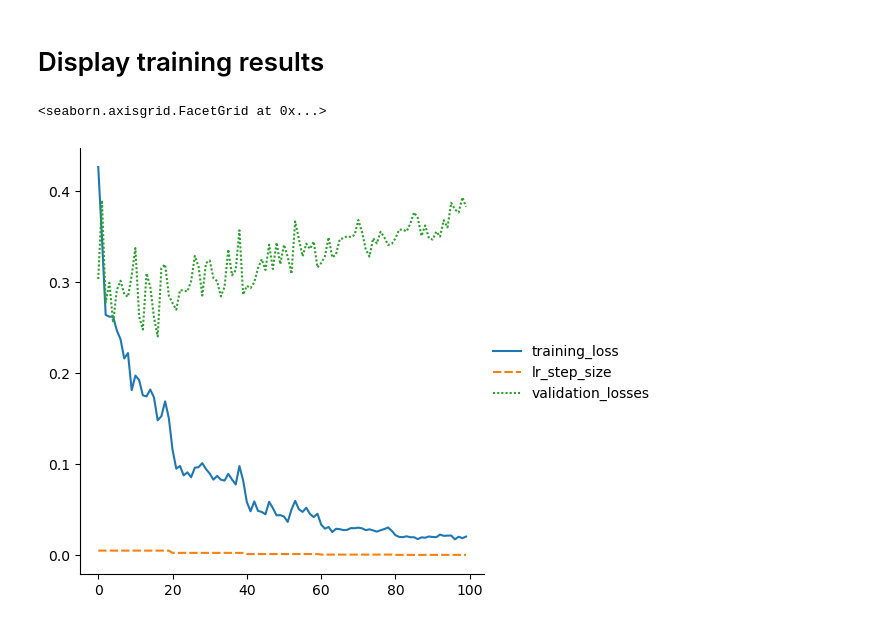
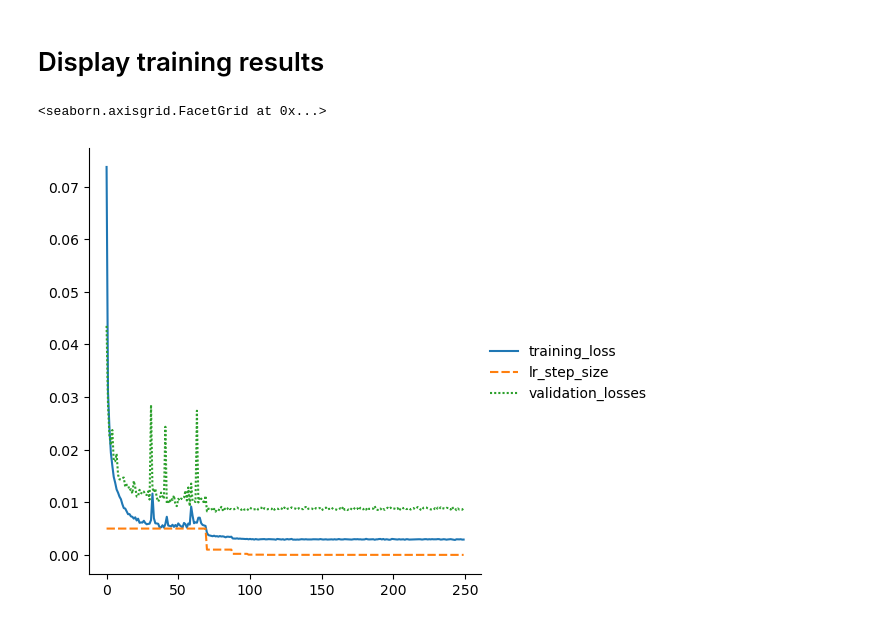
Before and after one commit to magnuswiik/SalmonReID, a Jupyter notebook: Prototyping/display_training_results.ipynb, the cells around one changed output. Cells and saved outputs as stored; diff of their text form; code cells hidden in the pictures.

```diff
--- a/Prototyping/display_training_results.ipynb
+++ b/Prototyping/display_training_results.ipynb
@@ -3,19 +3,19 @@
 # %%
 import pandas as pd
 import matplotlib.pyplot as plt
 import numpy as np
 import seaborn as sns
 
-path = "/Users/magnuswiik/Documents/NTNU/5.klasse/Masteroppgave/masterthesis/IDUNfiles/models/model2/metrics.csv"
+path = "/Users/magnuswiik/Documents/NTNU/5.klasse/Masteroppgave/masterthesis/IDUNfiles/fasterrcnn/models/newmodel2/metrics.csv"
 keypoint_path = "/Users/magnuswiik/Documents/NTNU/5.klasse/Masteroppgave/masterthesis/IDUNfiles/keypointrcnn/metrics.csv"
 landmark_path = "/Users/magnuswiik/Documents/NTNU/5.klasse/Masteroppgave/masterthesis/IDUNfiles/landmark_models/model1/metrics.csv"
 mobile_path = "/Users/magnuswiik/Documents/NTNU/5.klasse/Masteroppgave/masterthesis/IDUNfiles/fasterrcnn/models/mobilemodel1/metrics.csv"
-df = pd.read_csv(mobile_path)
+df = pd.read_csv(path)
 
 training_loss = df['training_loss']
 validation_loss = df['validation_losses']
 
 sns.relplot(df, kind='line')
 # %% [output]
 <seaborn.axisgrid.FacetGrid at 0x...>
-[figure, old version]
+[figure, new version]
```
Also changed, not shown: 6 other files.
